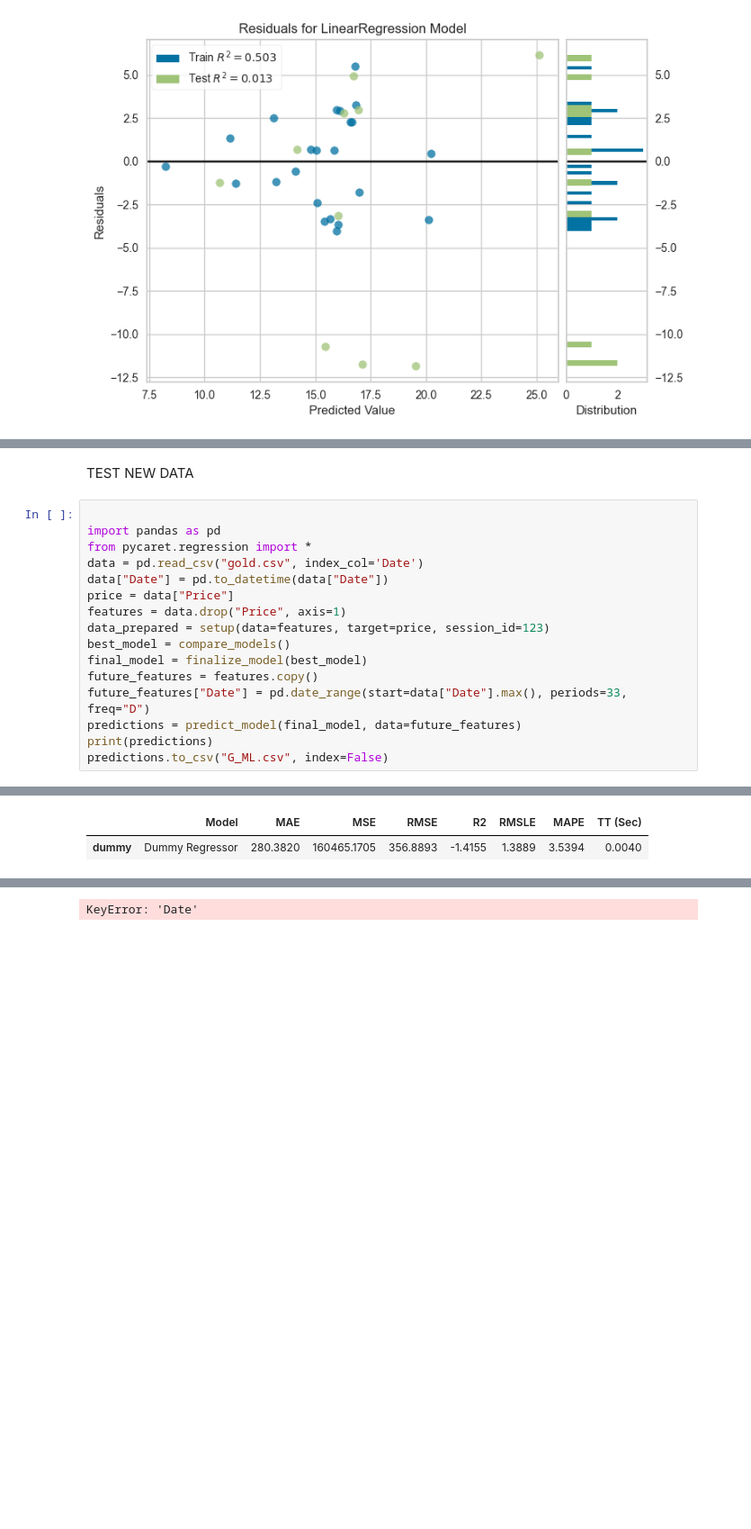
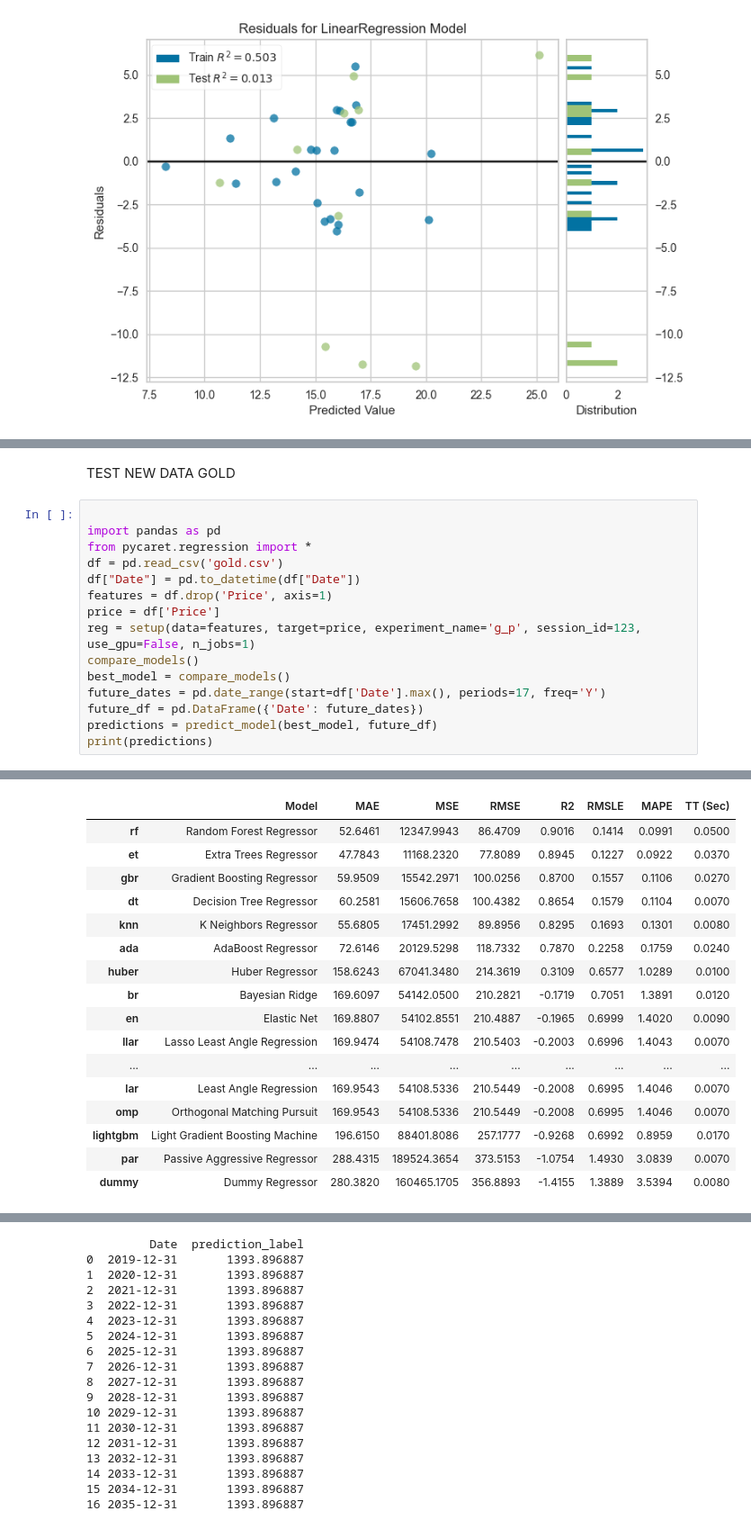
Before and after one commit to Thanathat26/Pm2.5, a Jupyter notebook: ทดสอบ.ipynb, the cells around one changed output, grey strips where cells are left out. Shown at 90% size. Cells and saved outputs as stored; diff of their text form; blank space fills up the shorter version.

```diff
--- a/ทดสอบ.ipynb
+++ b/ทดสอบ.ipynb
@@ -217,23 +217,22 @@ Unnamed: 0
 32         2024-03-22 09:00:00  18.0   1    29  69   112         18.192000
 33         2024-03-23 09:00:00  25.0   1    31  62    93         16.397000
 # %% [markdown]
-TEST NEW DATA
+TEST NEW DATA GOLD
 # %%
 
 import pandas as pd
 from pycaret.regression import *
-data = pd.read_csv("gold.csv", index_col='Date')
-data["Date"] = pd.to_datetime(data["Date"])
-price = data["Price"]
-features = data.drop("Price", axis=1)
-data_prepared = setup(data=features, target=price, session_id=123)
+df = pd.read_csv('gold.csv')
+df["Date"] = pd.to_datetime(df["Date"])
+features = df.drop('Price', axis=1)
+price = df['Price']
+reg = setup(data=features, target=price, experiment_name='g_p', session_id=123, use_gpu=False, n_jobs=1)
+compare_models()
 best_model = compare_models()
-final_model = finalize_model(best_model)
-future_features = features.copy()
-future_features["Date"] = pd.date_range(start=data["Date"].max(), periods=33, freq="D")
-predictions = predict_model(final_model, data=future_features)
+future_dates = pd.date_range(start=df['Date'].max(), periods=17, freq='Y')
+future_df = pd.DataFrame({'Date': future_dates})
+predictions = predict_model(best_model, future_df)
 print(predictions)
-predictions.to_csv("G_ML.csv", index=False)
 # %% [output]
 |  | Description | Value |
 | 0 | Session id | 123 |
@@ -255,4 +254,19 @@ predictions.to_csv("G_ML.csv", index=False)
 [interactive output not drawn]
 |  | Model | MAE | MSE | RMSE | R2 | RMSLE | MAPE | TT (Sec) |
-| dummy | Dummy Regressor | 280.3820 | 160465.1705 | 356.8893 | -1.4155 | 1.3889 | 3.5394 | 0.0040 |
+| rf | Random Forest Regressor | 52.6461 | 12347.9943 | 86.4709 | 0.9016 | 0.1414 | 0.0991 | 0.0500 |
+| et | Extra Trees Regressor | 47.7843 | 11168.2320 | 77.8089 | 0.8945 | 0.1227 | 0.0922 | 0.0370 |
+| gbr | Gradient Boosting Regressor | 59.9509 | 15542.2971 | 100.0256 | 0.8700 | 0.1557 | 0.1106 | 0.0270 |
+| dt | Decision Tree Regressor | 60.2581 | 15606.7658 | 100.4382 | 0.8654 | 0.1579 | 0.1104 | 0.0070 |
+| knn | K Neighbors Regressor | 55.6805 | 17451.2992 | 89.8956 | 0.8295 | 0.1693 | 0.1301 | 0.0080 |
+| ada | AdaBoost Regressor | 72.6146 | 20129.5298 | 118.7332 | 0.7870 | 0.2258 | 0.1759 | 0.0240 |
+| huber | Huber Regressor | 158.6243 | 67041.3480 | 214.3619 | 0.3109 | 0.6577 | 1.0289 | 0.0100 |
+| br | Bayesian Ridge | 169.6097 | 54142.0500 | 210.2821 | -0.1719 | 0.7051 | 1.3891 | 0.0120 |
+| en | Elastic Net | 169.8807 | 54102.8551 | 210.4887 | -0.1965 | 0.6999 | 1.4020 | 0.0090 |
+| llar | Lasso Least Angle Regression | 169.9474 | 54108.7478 | 210.5403 | -0.2003 | 0.6996 | 1.4043 | 0.0070 |
+| ... | ... | ... | ... | ... | ... | ... | ... | ... |
+| lar | Least Angle Regression | 169.9543 | 54108.5336 | 210.5449 | -0.2008 | 0.6995 | 1.4046 | 0.0070 |
+| omp | Orthogonal Matching Pursuit | 169.9543 | 54108.5336 | 210.5449 | -0.2008 | 0.6995 | 1.4046 | 0.0070 |
+| lightgbm | Light Gradient Boosting Machine | 196.6150 | 88401.8086 | 257.1777 | -0.9268 | 0.6992 | 0.8959 | 0.0170 |
+| par | Passive Aggressive Regressor | 288.4315 | 189524.3654 | 373.5153 | -1.0754 | 1.4930 | 3.0839 | 0.0070 |
+| dummy | Dummy Regressor | 280.3820 | 160465.1705 | 356.8893 | -1.4155 | 1.3889 | 3.5394 | 0.0080 |
 [interactive output not drawn]
@@ -259 +293,18 @@ predictions.to_csv("G_ML.csv", index=False)
-KeyError: 'Date'
+         Date  prediction_label
+0  2019-12-31       1393.896887
+1  2020-12-31       1393.896887
+2  2021-12-31       1393.896887
+3  2022-12-31       1393.896887
+4  2023-12-31       1393.896887
+5  2024-12-31       1393.896887
+6  2025-12-31       1393.896887
+7  2026-12-31       1393.896887
+8  2027-12-31       1393.896887
+9  2028-12-31       1393.896887
+10 2029-12-31       1393.896887
+11 2030-12-31       1393.896887
+12 2031-12-31       1393.896887
+13 2032-12-31       1393.896887
+14 2033-12-31       1393.896887
+15 2034-12-31       1393.896887
+16 2035-12-31       1393.896887
```
Also changed, not shown: parts of 3 cells of this notebook, 1 other file.
